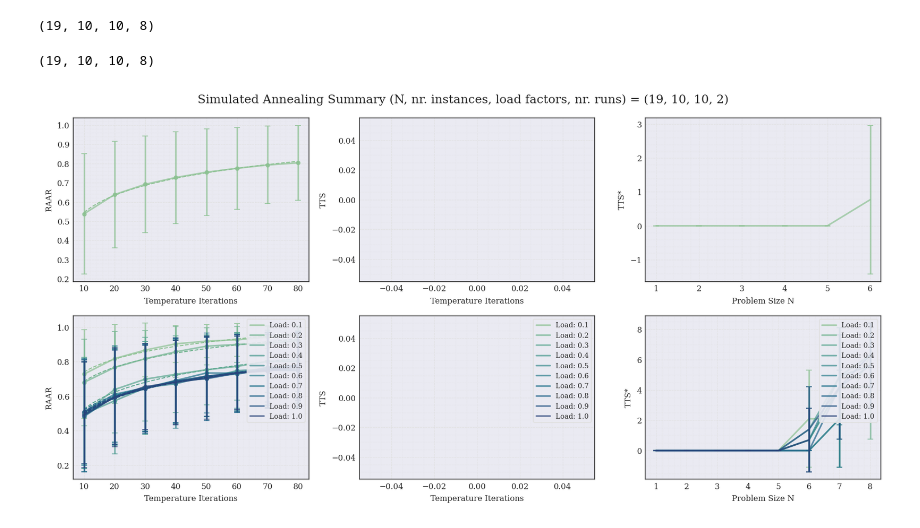
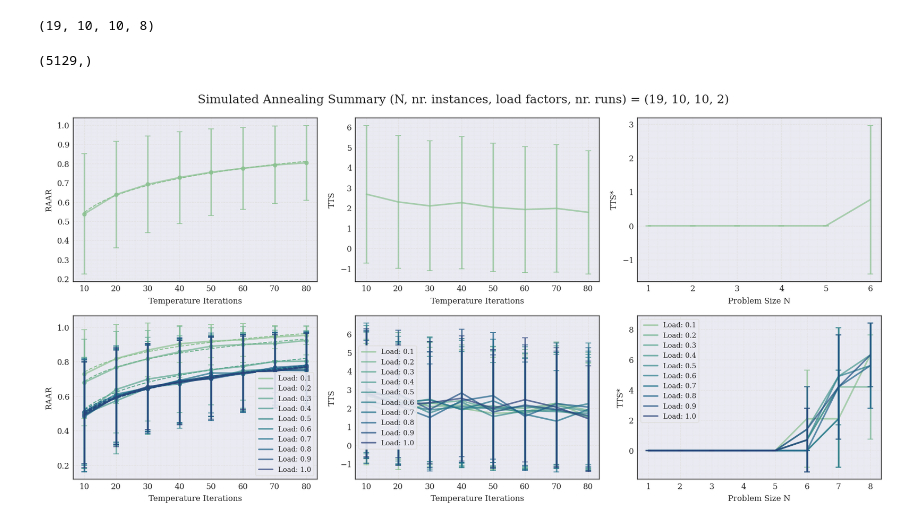
Before and after one commit to DerEinverleiber/UCP-PaperV2, a Jupyter notebook: cl_optimizer_plots.ipynb, the cells around one changed output. Saved outputs shown, nothing was run; the diff lists cells and outputs as text; code cells hidden in the pictures.

Commit message:
feat(cl plots): experimental changes to cl plots and metrics

```diff
--- a/cl_optimizer_plots.ipynb
+++ b/cl_optimizer_plots.ipynb
@@ -70,16 +70,17 @@ p_star.shape
 # %% [output]
 (19, 10, 10, 8)
 # %%
-tts_ps.shape
+tts_ps[np.isfinite(tts_ps)].shape
 # %% [output]
-(19, 10, 10, 8)
+(5129,)
 # %%
 # TTS(p) | Temperature Iterations (p)
-mean_tts_ps_per_load_factor = tts_ps.mean(axis=(0, 2))
-std_tts_ps_per_load_factor = np.nan_to_num(tts_ps, posinf=0, neginf=0, nan=0).std(axis=(0, 2))
+finite_tts_ps = np.where(np.isinf(tts_ps), np.nan, tts_ps)
+mean_tts_ps_per_load_factor = np.nanmean(finite_tts_ps, axis=(0, 2))
+std_tts_ps_per_load_factor = np.nanstd(finite_tts_ps, axis=(0, 2))
 # %%
-mean_tts_ps = tts_ps.mean(axis=(0, 1, 2))
-std_tts_ps = np.nan_to_num(tts_ps, posinf=0, neginf=0, nan=0).std(axis=(0, 1, 2))
+mean_tts_ps = np.nanmean(finite_tts_ps, axis=(0, 1, 2))
+std_tts_ps = np.nanstd(finite_tts_ps, axis=(0, 1, 2))
 # %%
 # TTS* | Problem Size N
 from metrics import min_tts
@@ -204,7 +205,7 @@ for i, (load_factor, mean_raar, std_raar) in enumerate(zip(load_factors, mean_ra
     )
 
     sns.regplot(x=temp_iterations, y=mean_raar, color=palette[i], ax=ax[3], line_kws={'linestyle': "--", 'linewidth': 1.0}, ci=None, logx=True)
-ax[3].legend(loc='upper right')
+ax[3].legend()
 
 
 for i, (load_factor, mean_tts, std_pps) in enumerate(zip(load_factors, mean_tts_ps_per_load_factor, std_tts_ps_per_load_factor)):
@@ -231,38 +232,38 @@ for i, (load_factor, mean_tts, std_pps) in enumerate(zip(load_factors, mean_tts_
 ax[4].set_ylabel('TTS')
 ax[4].set_xlabel('Temperature Iterations')
 ax[4].grid(visible=True)
-ax[4].legend(loc='upper right')
+ax[4].legend()
 
 
 for i, (load_factor, mean, std) in enumerate(zip(load_factors, avg_min_tts_per_load_factor.T, std_min_tts_per_load_factor.T)):
     ax[5].plot(
         problem_sizes,
         mean,
         alpha=0.7,
         linewidth=1.6,
         markersize=3.5,
         color=palette[i],
         label=f'Load: {load_factor}'
     )
 
     ax[5].set_xticks(problem_sizes)
 
     ax[5].errorbar(
         problem_sizes,
         y=mean,
         yerr=std,
         fmt="none",
         capsize=3,
         color=palette[i],
         alpha=0.7,
         linewidth=1.6
     )
 ax[5].set_ylabel('TTS*')
 ax[5].set_xlabel('Problem Size N')
 ax[5].grid(visible=True)
-ax[5].legend(loc='upper right')
+ax[5].legend()
 
 plt.tight_layout()
 plt.savefig(f'./plots/simulated_annealing_performance_summary_{datetime.now().strftime("%Y%m%d-%H%M%S")}.png')
 # %% [output]
-[figure, old version]
+[figure, new version]
```
